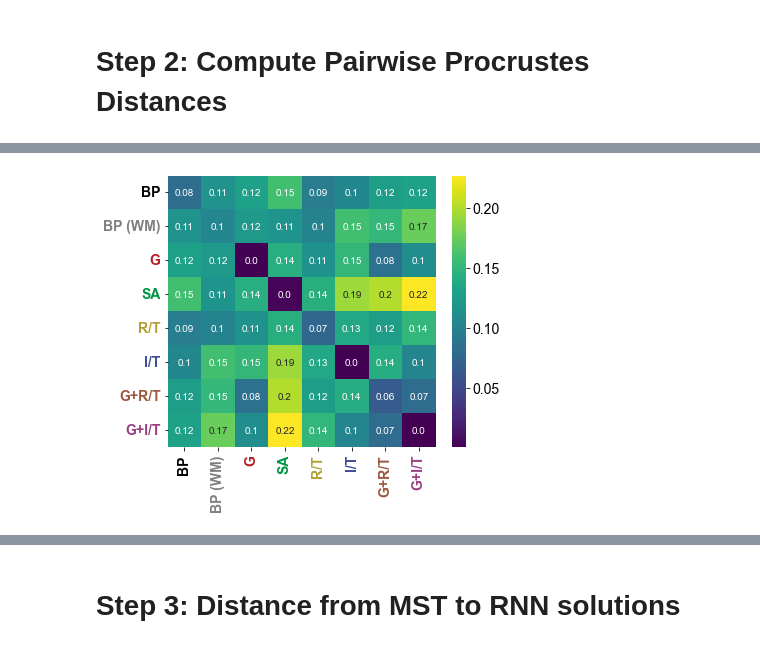
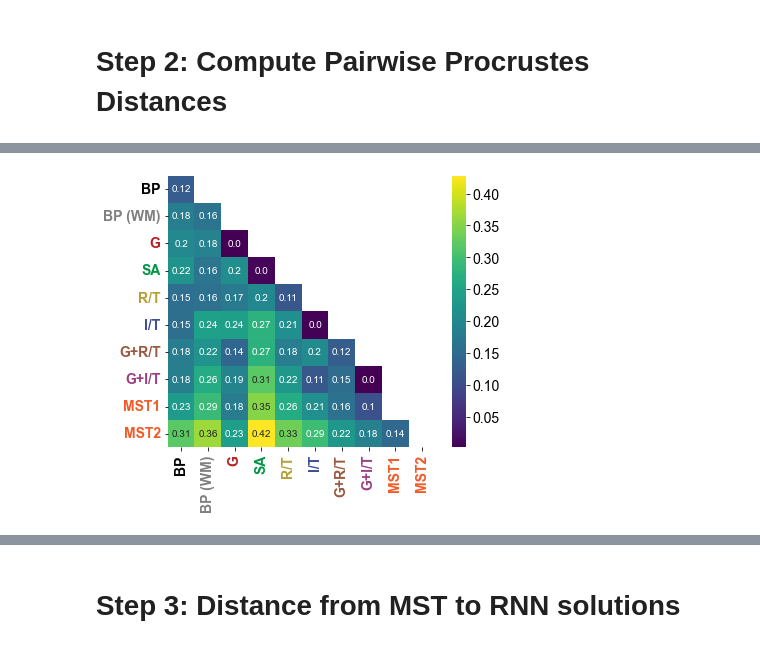
Before and after one commit to azaho/ccn_story3, a Jupyter notebook: netdist_new.ipynb, the cells around one changed output, grey strips where cells are left out. Drawn from its saved outputs; the diff is of its cells as text; code cells hidden in the pictures.

```diff
--- a/netdist_new.ipynb
+++ b/netdist_new.ipynb
@@ -313,42 +318,44 @@ Parallelizing 24531 distance calculations with 12 processes.
-# %%
-network_names = [all_networks[x]['display_name'] for x in all_networks if 'neural' not in all_networks[x]]
-network_colors = [all_networks[x]['color'] for x in all_networks]
-
-show_raw_matrix = False
-if show_raw_matrix:
-    fig = plt.figure(figsize=(10, 8))
-    plt.rc('font', **{'family': 'Arial', 'weight': 'normal', 'size': 14})
-    ax = sns.heatmap(dist, cmap="viridis")
-    plt.show()
-
-fig = plt.figure(figsize=(6, 5))
-plt.rc('font', **{'family': 'Arial', 'weight': 'normal', 'size': 14})
-n_networks = len(network_names)
-dist_ave = np.zeros((n_networks, n_networks))
-for i in range(n_networks):
-    for j in range(n_networks):
-        temp = np.copy(dist[list(all_networks.values())[i]['ids'], :][:, list(all_networks.values())[j]['ids']])
-        if i==j:
-            for k in range(len(temp)):
-                temp[k, k] = None # remove diagonal elements
-        dist_ave[i, j] = np.nanmean(temp)
-ax = sns.heatmap(dist_ave, cmap="viridis", annot=((dist_ave*100).astype(int)/100).astype(str), annot_kws={'fontsize': 10}, fmt='s')
-ax.set_xticklabels(ax.get_xticklabels(), rotation=90)
-ax.set_yticklabels(ax.get_yticklabels(), rotation=0)
-plt.xticks(np.linspace(0.5, len(network_names)-.5, len(network_names)), network_names)
-plt.yticks(np.linspace(0.5, len(network_names)-.5, len(network_names)), network_names)
-for i, ticklabel in enumerate(ax.get_xticklabels()):
-    ticklabel.set_color(network_colors[i])
-    ticklabel.set_weight('bold')
-for i, ticklabel in enumerate(ax.get_yticklabels()):
-    ticklabel.set_color(network_colors[i])
-    ticklabel.set_weight('bold')
-#plt.savefig('paper_figures/_procrustes_distance_matrix.pdf', bbox_inches='tight')
-# %% [output]
-[figure, old version]
 # %%
 all_networks['backprop']['display_name'] = 'BP'
 all_networks['backprop_nd']['display_name'] = 'BP (WM)'
+# %%
+network_names = [all_networks[x]['display_name'] for x in all_networks if 'neural' not in all_networks[x]]
+network_names = [all_networks[x]['display_name'] for x in all_networks]
+network_colors = [all_networks[x]['color'] for x in all_networks]
+
+show_raw_matrix = False
+if show_raw_matrix:
+    fig = plt.figure(figsize=(10, 8))
+    plt.rc('font', **{'family': 'Arial', 'weight': 'normal', 'size': 14})
+    ax = sns.heatmap(dist, cmap="viridis")
+    plt.show()
+
+fig = plt.figure(figsize=(6, 5))
+plt.rc('font', **{'family': 'Arial', 'weight': 'normal', 'size': 14})
+n_networks = len(network_names)
+dist_ave = np.zeros((n_networks, n_networks))
+for i in range(n_networks):
+    for j in range(n_networks):
+        temp = np.copy(dist[list(all_networks.values())[i]['ids'], :][:, list(all_networks.values())[j]['ids']])
+        if i==j:
+            for k in range(len(temp)):
+                temp[k, k] = None # remove diagonal elements
+        dist_ave[i, j] = np.nanmean(temp)
+        if i<j: dist_ave[i, j] = None  # remove top triangle (redundant)
+ax = sns.heatmap(dist_ave, cmap="viridis", annot=((dist_ave*100).astype(int)/100).astype(str), annot_kws={'fontsize': 10}, fmt='s')
+ax.set_xticklabels(ax.get_xticklabels(), rotation=90)
+ax.set_yticklabels(ax.get_yticklabels(), rotation=0)
+plt.xticks(np.linspace(0.5, len(network_names)-.5, len(network_names)), network_names)
+plt.yticks(np.linspace(0.5, len(network_names)-.5, len(network_names)), network_names)
+for i, ticklabel in enumerate(ax.get_xticklabels()):
+    ticklabel.set_color(network_colors[i])
+    ticklabel.set_weight('bold')
+for i, ticklabel in enumerate(ax.get_yticklabels()):
+    ticklabel.set_color(network_colors[i])
+    ticklabel.set_weight('bold')
+plt.savefig('paper_figures/_procrustes_distance_matrix.pdf', bbox_inches='tight')
+# %% [output]
+[figure, new version]
 # %%
 import openTSNE
 tsne = openTSNE.TSNE(
```
Also changed, not shown: parts of 7 cells of this notebook, 5 other files.
